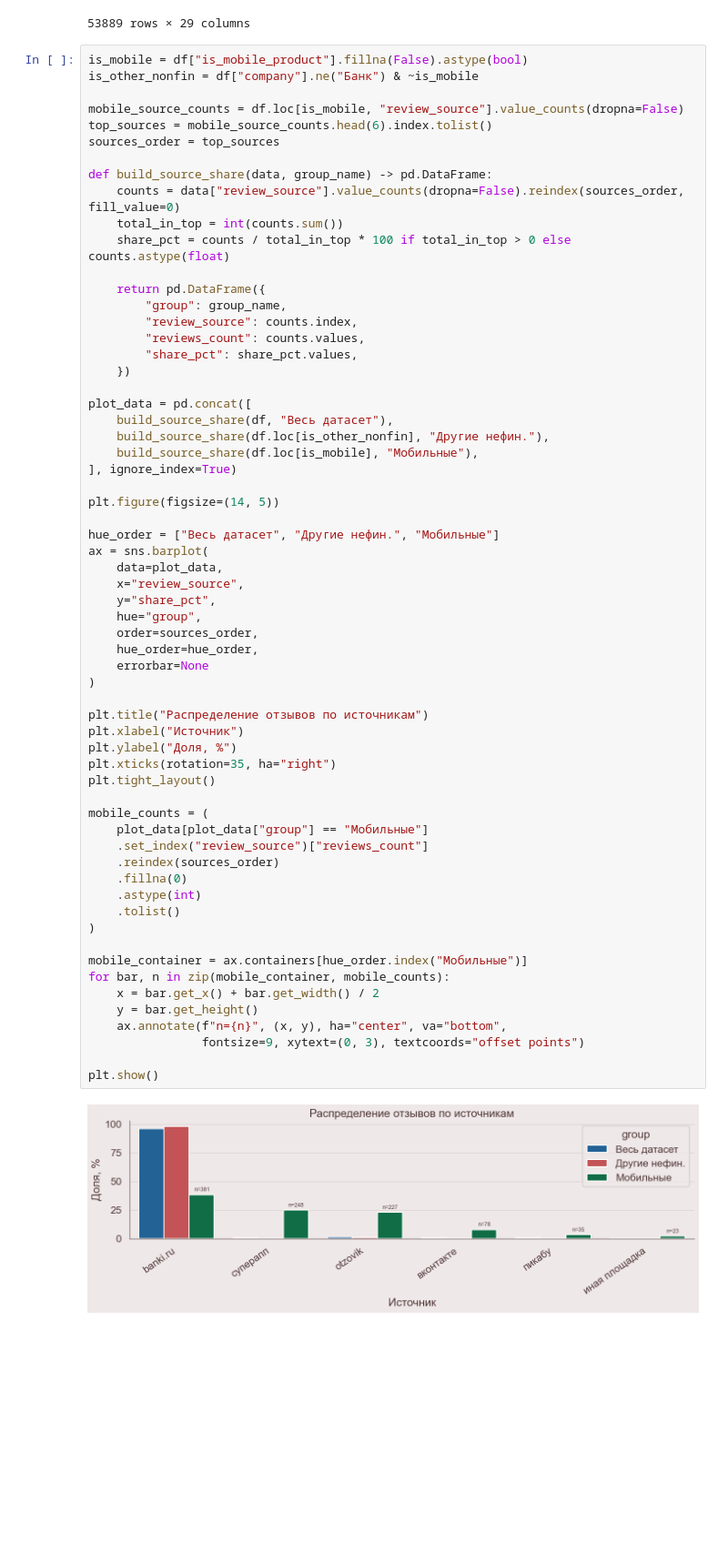
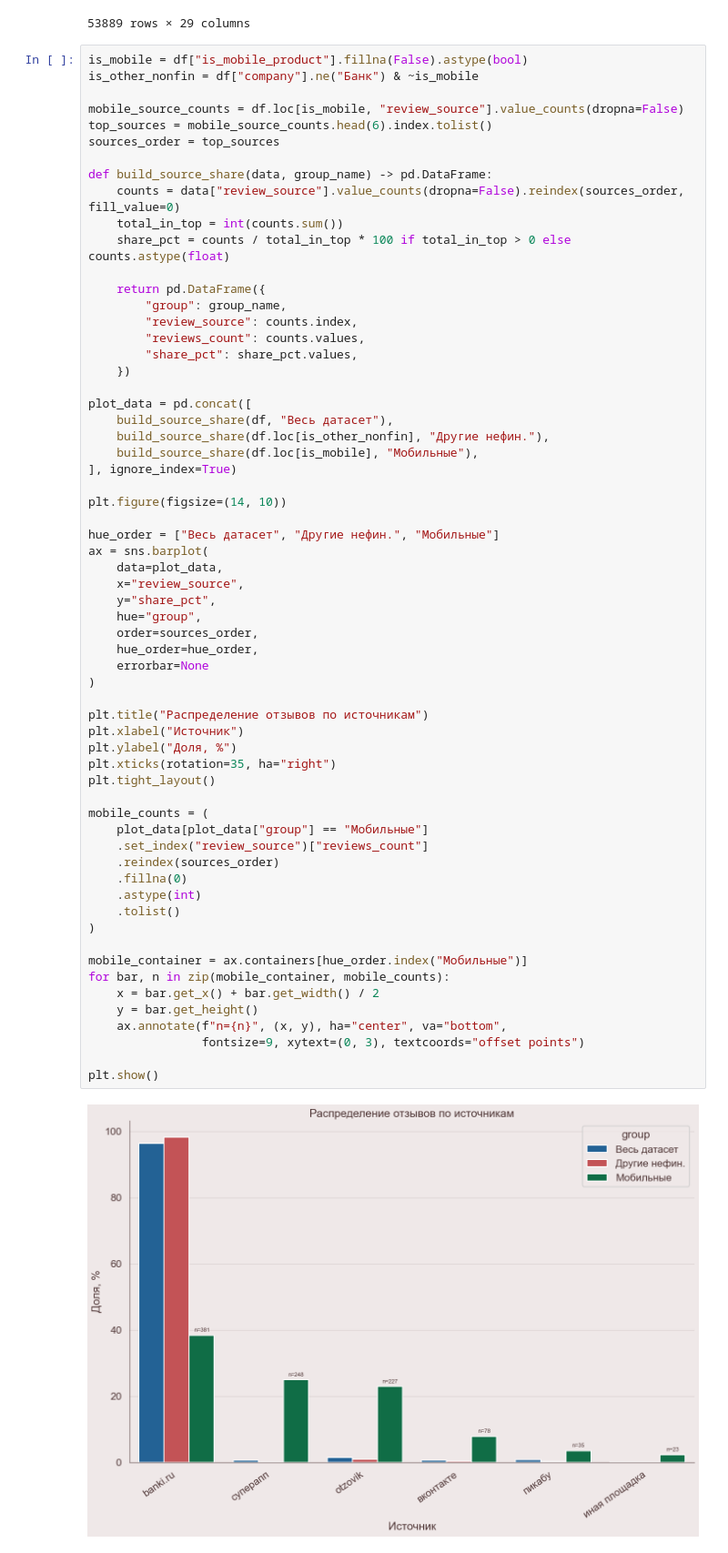
Before and after one commit to Neat-Snap/dano25, a Jupyter notebook: altmeh.ipynb, the cells around one changed output. Shown at 91% size. Cells and saved outputs as stored; diff of their text form; blank space fills up the shorter version.

```diff
--- a/altmeh.ipynb
+++ b/altmeh.ipynb
@@ -106,7 +106,7 @@ plot_data = pd.concat([
     build_source_share(df.loc[is_mobile], "Мобильные"),
 ], ignore_index=True)
 
-plt.figure(figsize=(14, 5))
+plt.figure(figsize=(14, 10))
 
 hue_order = ["Весь датасет", "Другие нефин.", "Мобильные"]
 ax = sns.barplot(
@@ -116,34 +116,34 @@ ax = sns.barplot(
     hue="group",
     order=sources_order,
     hue_order=hue_order,
     errorbar=None
 )
 
 plt.title("Распределение отзывов по источникам")
 plt.xlabel("Источник")
 plt.ylabel("Доля, %")
 plt.xticks(rotation=35, ha="right")
 plt.tight_layout()
 
 mobile_counts = (
     plot_data[plot_data["group"] == "Мобильные"]
     .set_index("review_source")["reviews_count"]
     .reindex(sources_order)
     .fillna(0)
     .astype(int)
     .tolist()
 )
 
 mobile_container = ax.containers[hue_order.index("Мобильные")]
 for bar, n in zip(mobile_container, mobile_counts):
     x = bar.get_x() + bar.get_width() / 2
     y = bar.get_height()
     ax.annotate(f"n={n}", (x, y), ha="center", va="bottom",
                 fontsize=9, xytext=(0, 3), textcoords="offset points")
 
 plt.show()
 # %% [output]
-[figure, old version]
+[figure, new version]
 # %%
 mobile_reviews = df[df["is_mobile_product"].fillna(False).astype(bool)].copy()
 mobile_reviews["review_source"] = mobile_reviews["review_source"].fillna("нет").astype(str)
```
Also changed, not shown: parts of 1 cell of this notebook.
